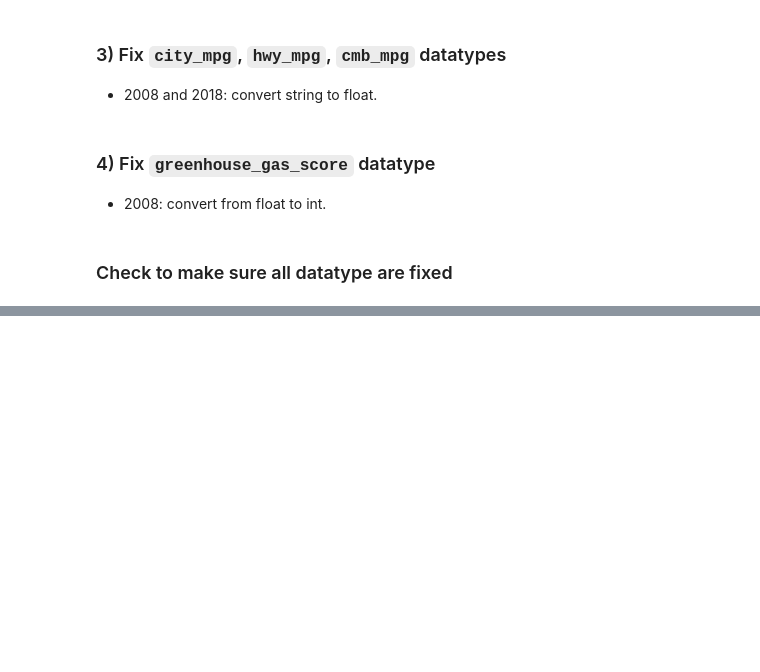
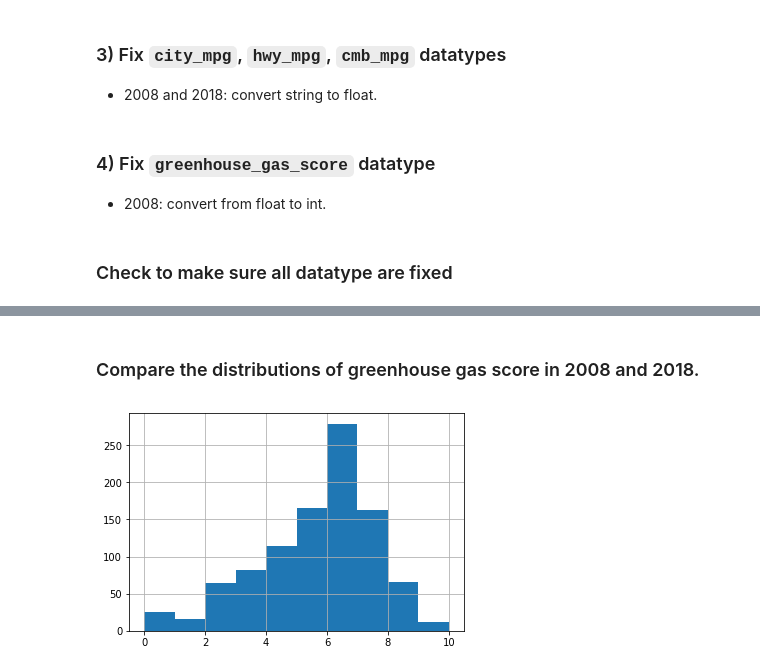
Before and after one commit to emilylauyw/Udacity_DAND_CaseStudy2-Analyze_Fuel_Economy_Data, a Jupyter notebook: analyze_fuel_economy_data.ipynb, the cells around one changed output, grey strips where cells are left out. Drawn from its saved outputs; the diff is of its cells as text; code cells hidden in the pictures; blank space fills up the shorter version.

Commit message:
Updated on explore on visual portion

```diff
--- a/analyze_fuel_economy_data.ipynb
+++ b/analyze_fuel_economy_data.ipynb
@@ -818,0 +736,9 @@ df_18.to_csv('clean_18.csv', index=False)
+# %%
+df_08 = pd.read_csv('clean_08.csv')
+df_18 = pd.read_csv('clean_18.csv')
+# %% [markdown]
+### Compare the distributions of greenhouse gas score in 2008 and 2018.
+# %%
+df_08['greenhouse_gas_score'].hist();
+# %% [output]
+[figure, added]
```
Also changed, not shown: parts of 28 cells of this notebook.
